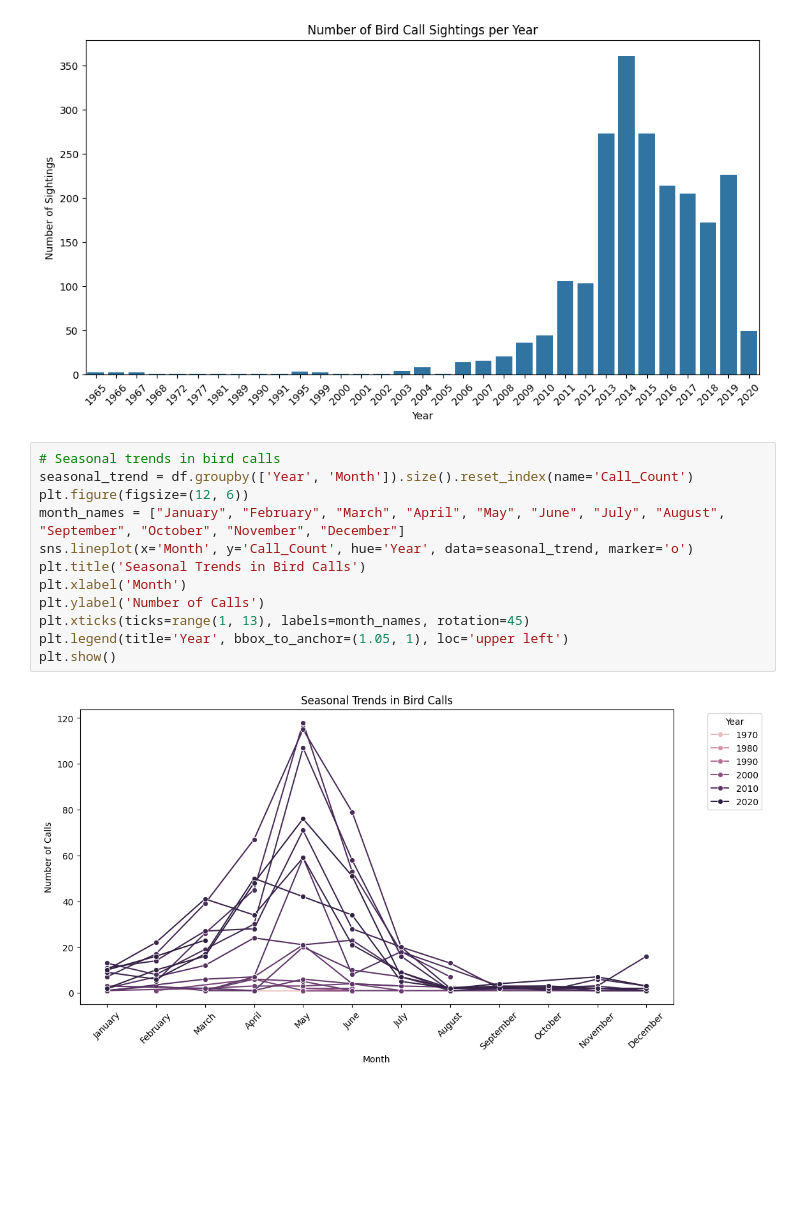
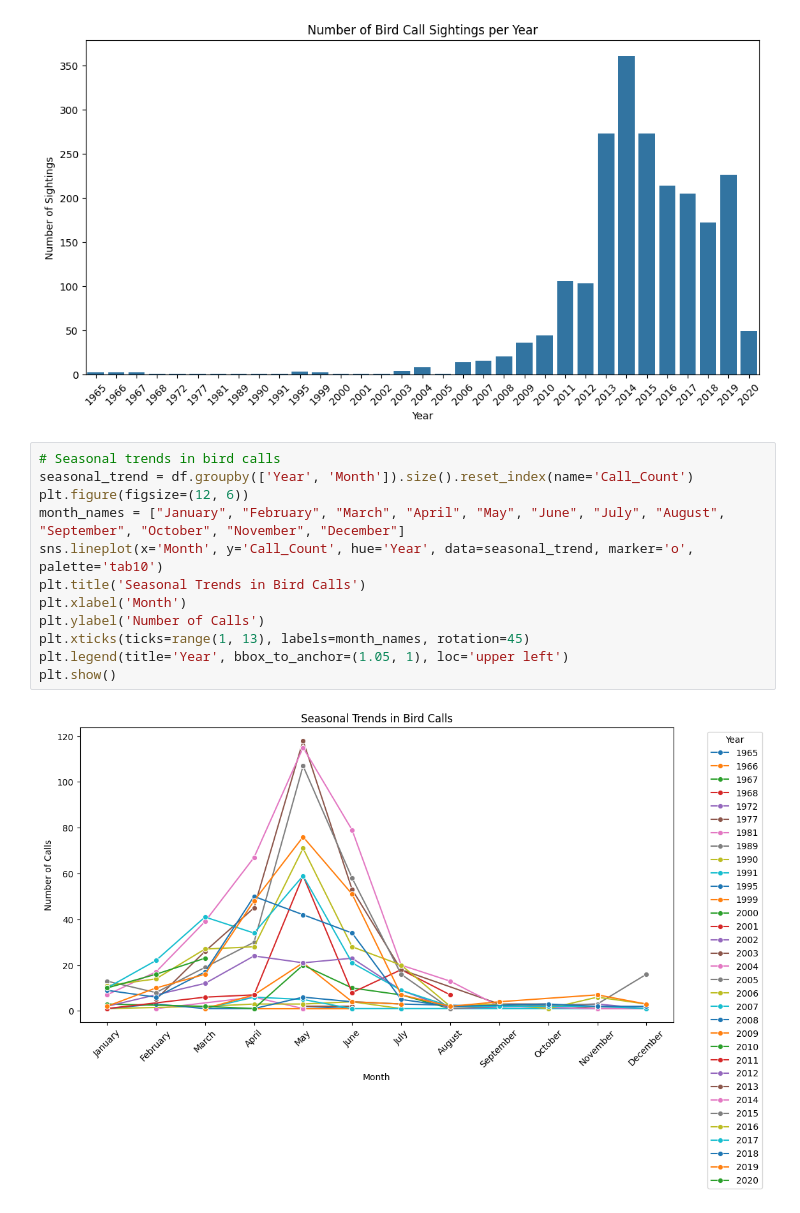
Before and after one commit to G-Bielokozowicz/Birdcall-Identification, a Jupyter notebook: main.ipynb, the cells around one changed output. Saved outputs shown, nothing was run; the diff lists cells and outputs as text; blank space fills up the shorter version.

Commit message:
Continuation of data analysis, created more graphs and html heatmap

```diff
--- a/main.ipynb
+++ b/main.ipynb
@@ -152,14 +164,14 @@ plt.show()
 # %%
 # Seasonal trends in bird calls
 seasonal_trend = df.groupby(['Year', 'Month']).size().reset_index(name='Call_Count')
 plt.figure(figsize=(12, 6))
 month_names = ["January", "February", "March", "April", "May", "June", "July", "August", "September", "October", "November", "December"]
-sns.lineplot(x='Month', y='Call_Count', hue='Year', data=seasonal_trend, marker='o')
+sns.lineplot(x='Month', y='Call_Count', hue='Year', data=seasonal_trend, marker='o', palette='tab10')
 plt.title('Seasonal Trends in Bird Calls')
 plt.xlabel('Month')
 plt.ylabel('Number of Calls')
 plt.xticks(ticks=range(1, 13), labels=month_names, rotation=45)
 plt.legend(title='Year', bbox_to_anchor=(1.05, 1), loc='upper left')
 plt.show()
 # %% [output]
-[figure, old version]
+[figure, new version]
```
Also changed, not shown: parts of 10 cells of this notebook, 1 other file.
